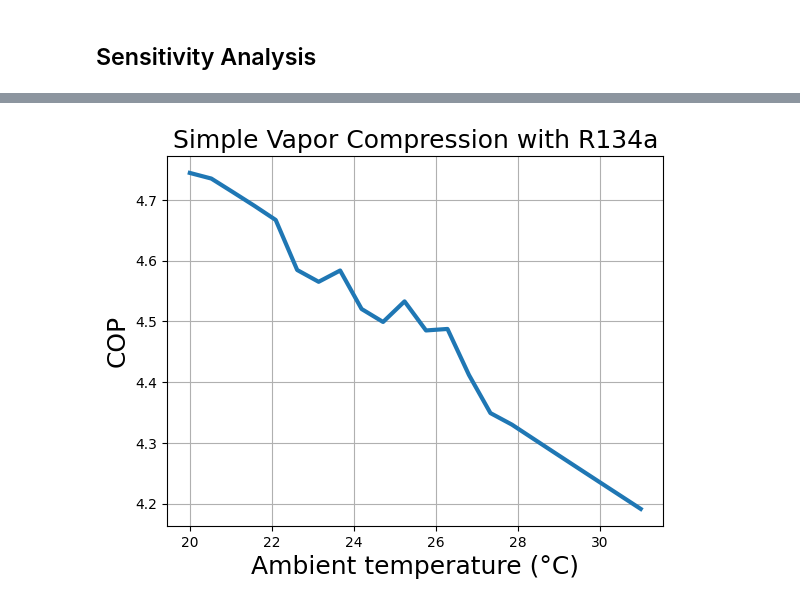
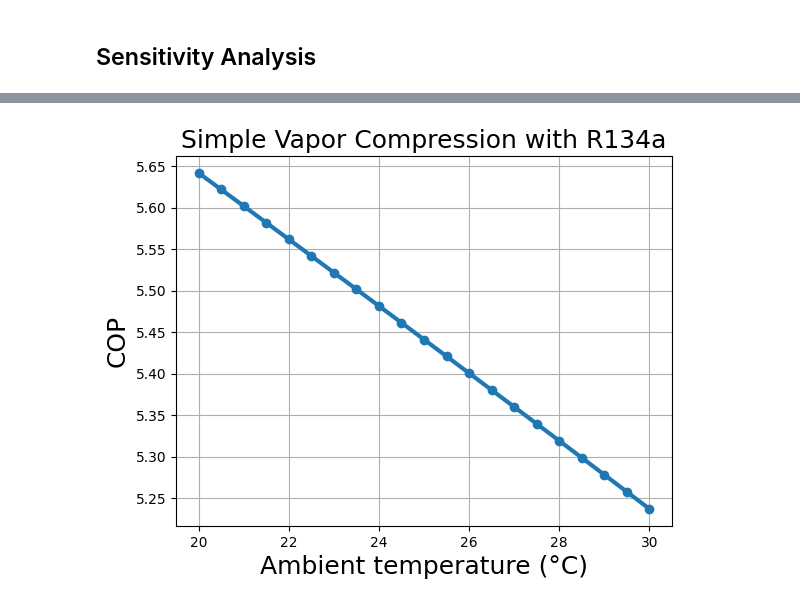
Before and after one commit to dowlinglab/idaes-hvacr-cycles, a Jupyter notebook: simple_refridgeration3.ipynb, the cells around one changed output, grey strips where cells are left out. Cells and saved outputs as stored; diff of their text form; code cells hidden in the pictures.

```diff
--- a/simple_refridgeration3.ipynb
+++ b/simple_refridgeration3.ipynb
@@ -334,7 +334,7 @@ run_sensitivity_analysis = True
 
 if run_sensitivity_analysis:
     import numpy as np
-    T_ambient = np.linspace(20, 31, 22)
+    T_ambient = np.linspace(20, 30, 21)
 
     COP = np.zeros_like(T_ambient)
 
@@ -342,12 +342,13 @@ if run_sensitivity_analysis:
         vc.set_specifications(
             low_side_pressure=(200, 300), # Pa
             high_side_pressure=(1000, 2000), # Pa
-            evaporator_temperature=(-30, -10), # degC
+            evaporator_temperature=(-30, 0), # degC
             condenser_temperature=(Ta+5, Ta+15), # degC
             subcooling=3,
             superheating=3
         )
         try:
+            print(f"\n\nConsidering ambient temperature of {Ta} C...")
             COP[i] = vc.optimize_COP(verbose=False, initialize=False)
         except:
             COP[i] = np.nan
@@ -502,12 +375,12 @@ The following constraint(s) have large residuals (>1.0E-06):
 # %%
 if run_sensitivity_analysis:
 
     import matplotlib.pyplot as plt
-    plt.plot(T_ambient, COP, linewidth=3)
+    plt.plot(T_ambient, COP, linewidth=3, marker='o')
     plt.xlabel('Ambient temperature (°C)', fontsize=18)
     plt.ylabel('COP', fontsize=18)
     plt.title('Simple Vapor Compression with R134a', fontsize=18)
     plt.grid()
     plt.show()
 # %% [output]
-[figure, old version]
+[figure, new version]
```
Also changed, not shown: parts of 4 cells of this notebook.
